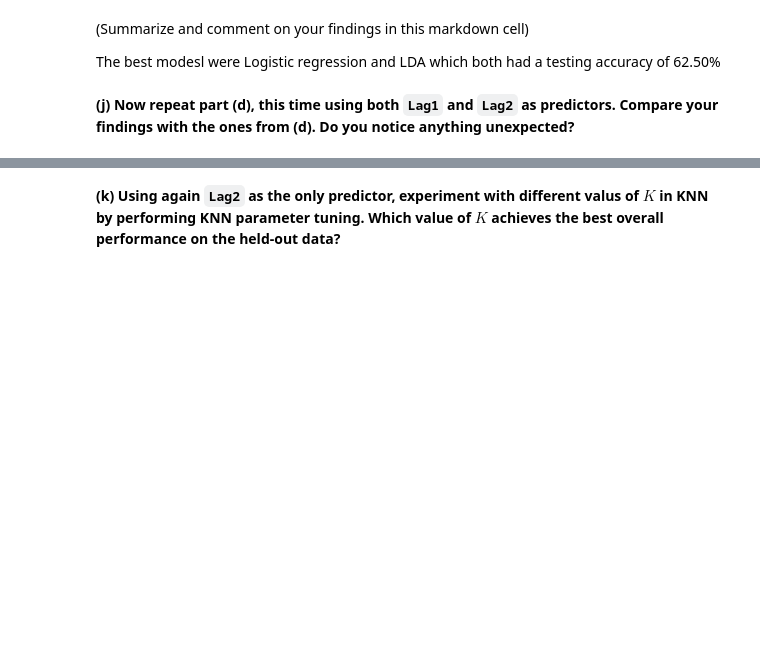
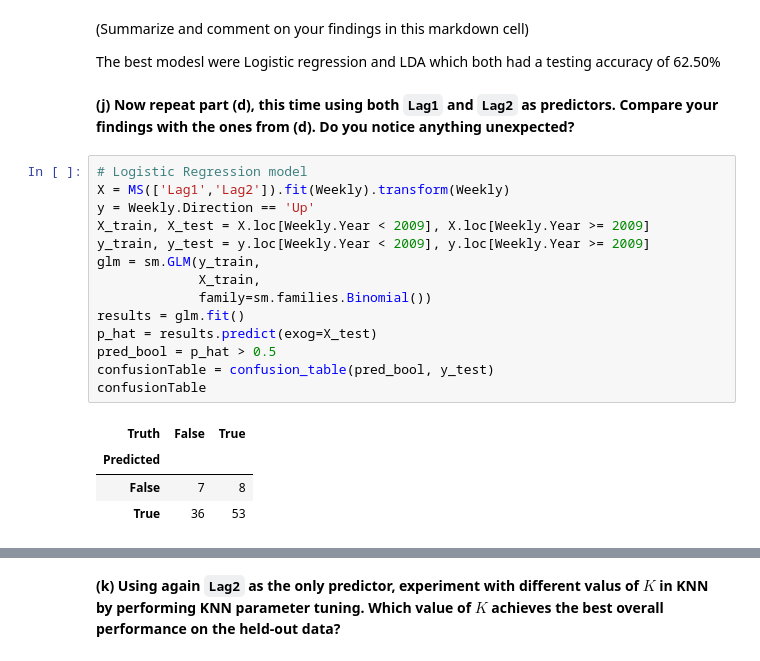
Before and after one commit to WillDBM/DATA-303, a Jupyter notebook: Lab/Armentrout_William_Lab5.ipynb, the cells around one changed output, grey strips where cells are left out. Drawn from its saved outputs; the diff is of its cells as text; blank space fills up the shorter version.

```diff
--- a/Lab/Armentrout_William_Lab5.ipynb
+++ b/Lab/Armentrout_William_Lab5.ipynb
@@ -375,3 +343,22 @@ this data?**
 The best modesl were Logistic regression and LDA which both had a testing accuracy of 62.50%
 # %% [markdown]
 **(j) Now repeat part (d), this time using both `Lag1` and `Lag2` as predictors. Compare your findings with the ones from (d). Do you notice anything unexpected?**
+# %%
+# Logistic Regression model
+X = MS(['Lag1','Lag2']).fit(Weekly).transform(Weekly)
+y = Weekly.Direction == 'Up'
+X_train, X_test = X.loc[Weekly.Year < 2009], X.loc[Weekly.Year >= 2009]
+y_train, y_test = y.loc[Weekly.Year < 2009], y.loc[Weekly.Year >= 2009]
+glm = sm.GLM(y_train,
+             X_train,
+             family=sm.families.Binomial())
+results = glm.fit()
+p_hat = results.predict(exog=X_test)
+pred_bool = p_hat > 0.5
+confusionTable = confusion_table(pred_bool, y_test)
+confusionTable
+# %% [output]
+| Truth | False | True |
+| Predicted |  |  |
+| False | 7 | 8 |
+| True | 36 | 53 |
```
Also changed, not shown: parts of 19 cells of this notebook.
